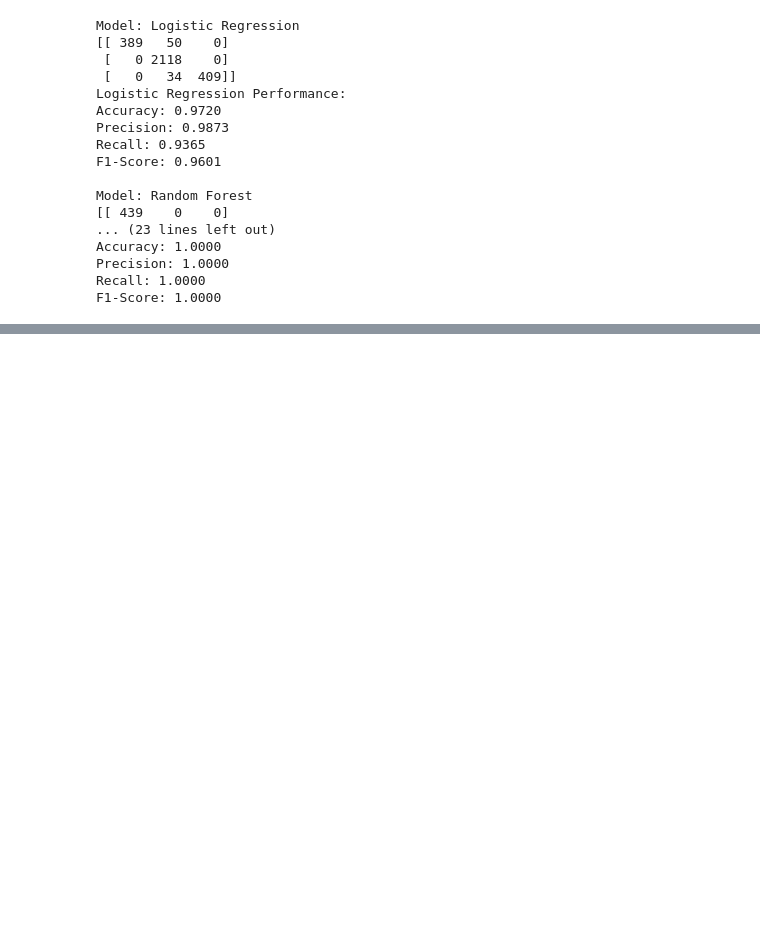
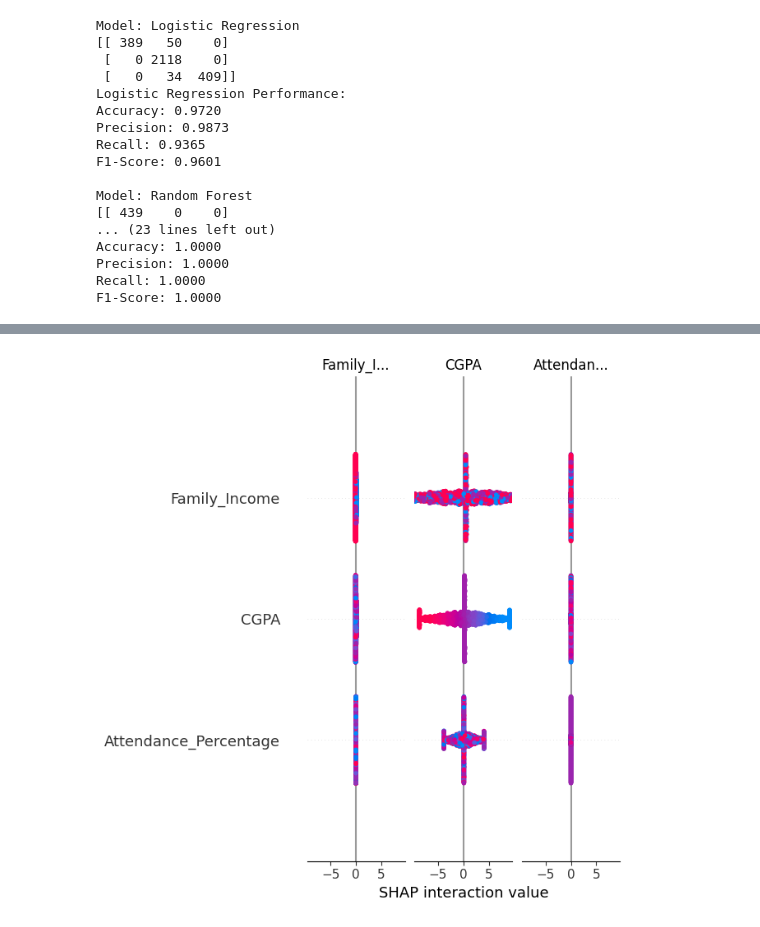
Before and after one commit to Dipto1971/Statistical-Analysis-Data-Science, a Jupyter notebook: Assignment/Assignment(2022_2_60_044).ipynb, the cells around one changed output, grey strips where cells are left out. Cells and saved outputs as stored; diff of their text form; code cells hidden in the pictures; blank space fills up the shorter version.

```diff
--- a/Assignment/Assignment(2022_2_60_044).ipynb
+++ b/Assignment/Assignment(2022_2_60_044).ipynb
@@ -637,0 +639,32 @@ WARNING:shap:Using 7000 background data samples could cause slower run times. Co
+# %%
+from sklearn.model_selection import train_test_split
+from sklearn.preprocessing import StandardScaler
+from xgboost import XGBRegressor
+import shap
+
+# Define features and target
+y = df['Academic_Standing']
+X = df.drop(columns=['Academic_Standing'])
+
+# Initialize the scaler
+scaler = MinMaxScaler()
+
+X_scaled = scaler.fit_transform(X)
+
+# Split the data
+X_train, X_test, y_train, y_test = train_test_split(X_scaled, y, test_size=0.3, random_state=42)
+
+
+# Support Vector Machine (SVM)
+svm_model = SVC(kernel='linear')
+svm_model.fit(X_train_scaled, y_train)
+y_pred_svm = svm_model.predict(X_test_scaled)
+
+# Compute SHAP values
+explainer = shap.Explainer(svm_model, X_train)
+shap_values = explainer(X_test)
+
+# Visualizations
+shap.summary_plot(shap_values, X_test, plot_type="dot", feature_names=X.columns)  # Summary bee-swarm plot
+# %% [output]
+[figure, added]
```
Also changed, not shown: parts of 1 cell of this notebook.
